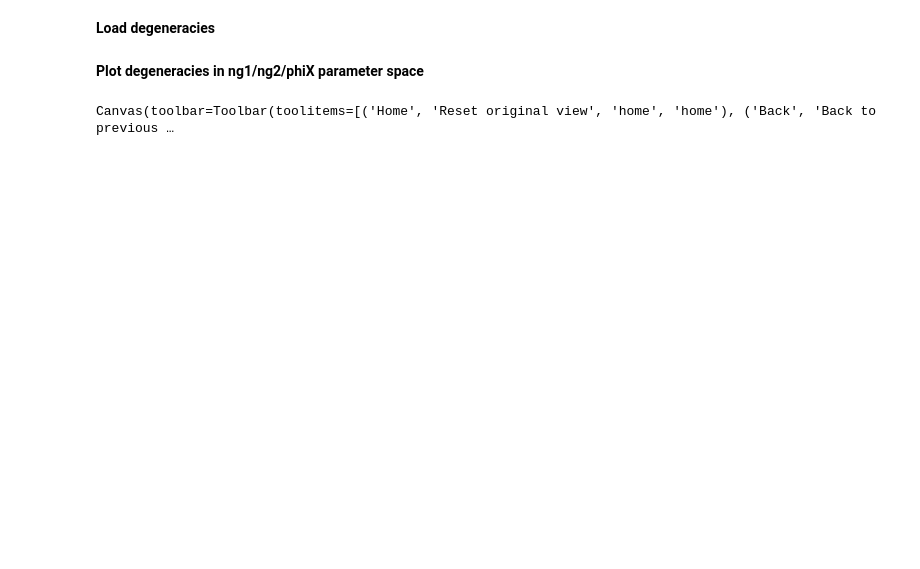
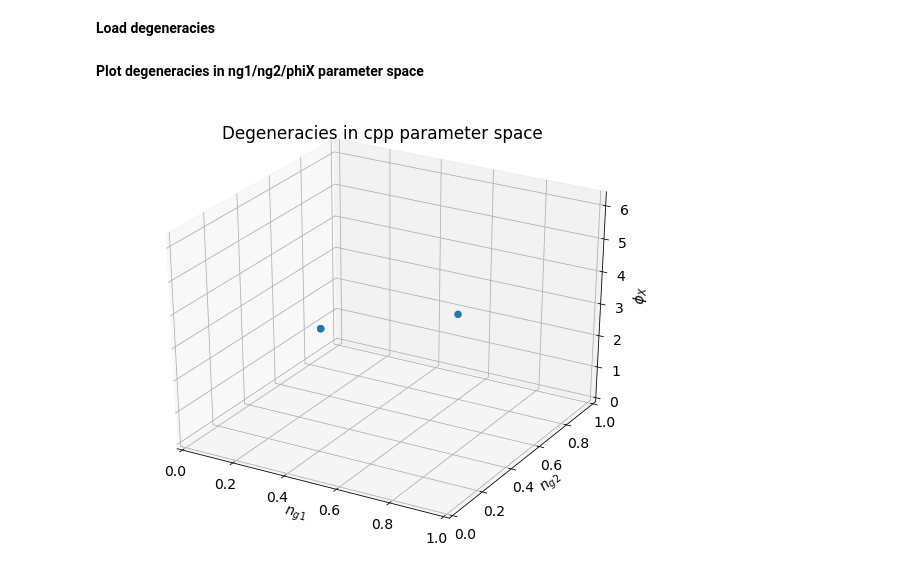
Before and after one commit to FluxQuantumLab/JHD-paper-zenodo, a Jupyter notebook: fig2.ipynb, the cells around one changed output. Cells and saved outputs as stored; diff of their text form; code cells hidden in the pictures; blank space fills up the shorter version.

```diff
--- a/fig2.ipynb
+++ b/fig2.ipynb
@@ -125,6 +117,6 @@ gap: 2.129665044314777e-08       at (ng1,ng2,phiX)=[0.66666662 0.66666669 3.1415
 # %%
-with open('fig2_data/cpp_fig2_degen.pkl', 'wb') as outfile:
-    pickle.dump([deg_gap,deg_pos],outfile)
+# with open('fig2_data/cpp_fig2_degen.pkl', 'wb') as outfile:
+#     pickle.dump([deg_gap,deg_pos],outfile)
 # %% [markdown]
 **Load degeneracies**
 # %%
@@ -135,16 +127,18 @@ with open('fig2_data/cpp_fig2_degen.pkl', 'rb') as outfile:
 # %%
 deg_pos=np.array(deg_pos)
 
-fig = plt.figure()
+fig = plt.figure(figsize=(10,8))
+plt.rcParams.update({'font.size': 14})
+
 ax = fig.add_subplot(111, projection='3d')
 plt.title('Degeneracies in cpp parameter space')
 ax.scatter(deg_pos[:,0],deg_pos[:,1],deg_pos[:,2],alpha=1,lw=3)
 ax.set_xlim([0,1])
 ax.set_ylim([0,1])
 ax.set_zlim([0,2*np.pi])
 ax.set_xlabel('$n_{g1}$')
 ax.set_ylabel('$n_{g2}$')
 ax.set_zlabel('$\phi_X$')
 plt.show()
 # %% [output]
-Canvas(toolbar=Toolbar(toolitems=[('Home', 'Reset original view', 'home', 'home'), ('Back', 'Back to previous …
+[figure, added]
```
Also changed, not shown: parts of 10 cells of this notebook, 1 other file.
